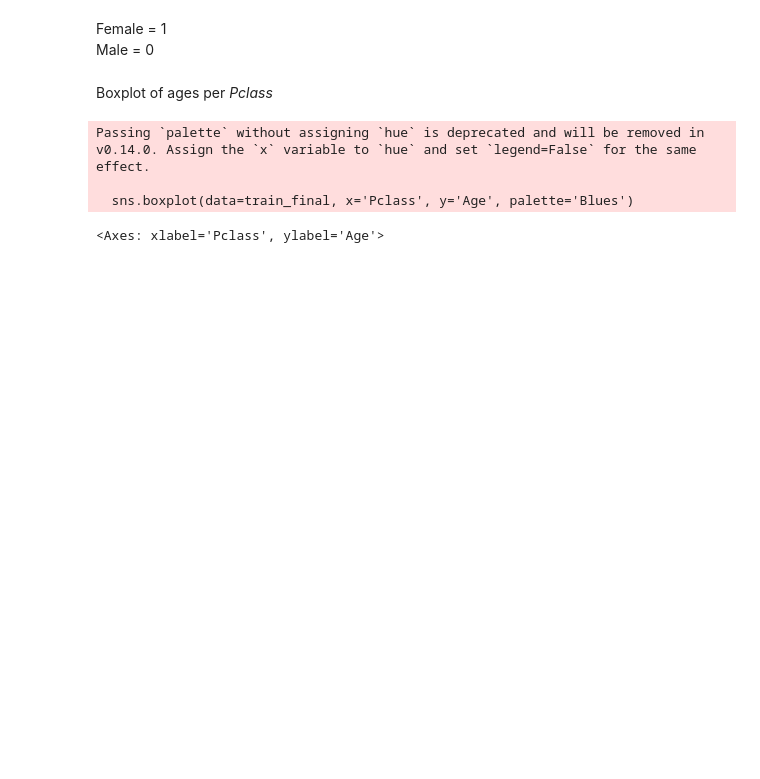
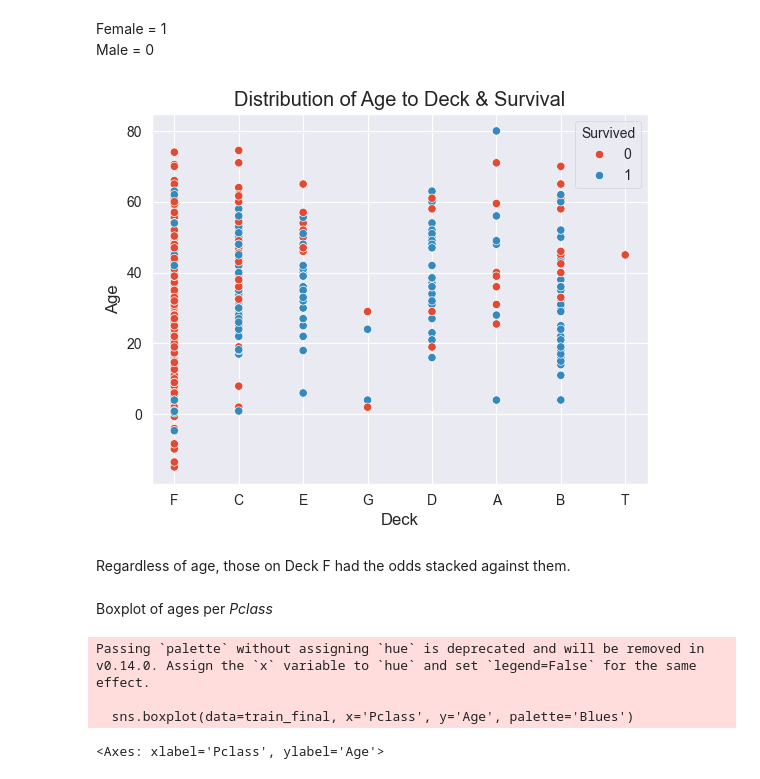
Before and after one commit to scottmr007/Titanic_EDA, a Jupyter notebook: Titanice_EDA.ipynb, the cells around one changed output. Drawn from its saved outputs; the diff is of its cells as text; code cells hidden in the pictures; blank space fills up the shorter version.

```diff
--- a/Titanice_EDA.ipynb
+++ b/Titanice_EDA.ipynb
@@ -454,6 +454,14 @@ plt.show()
 # %% [markdown]
 Female = 1 <br/>
 Male = 0
+# %%
+sns.scatterplot(data=train_final, x='Deck', y='Age', hue='Survived')
+plt.title('Distribution of Age to Deck & Survival')
+plt.show()
+# %% [output]
+[figure, added]
+# %% [markdown]
+Regardless of age, those on Deck F had the odds stacked against them.
 # %% [markdown]
 Boxplot of ages per *Pclass*
 # %%
```
Also changed, not shown: parts of 17 cells of this notebook.
